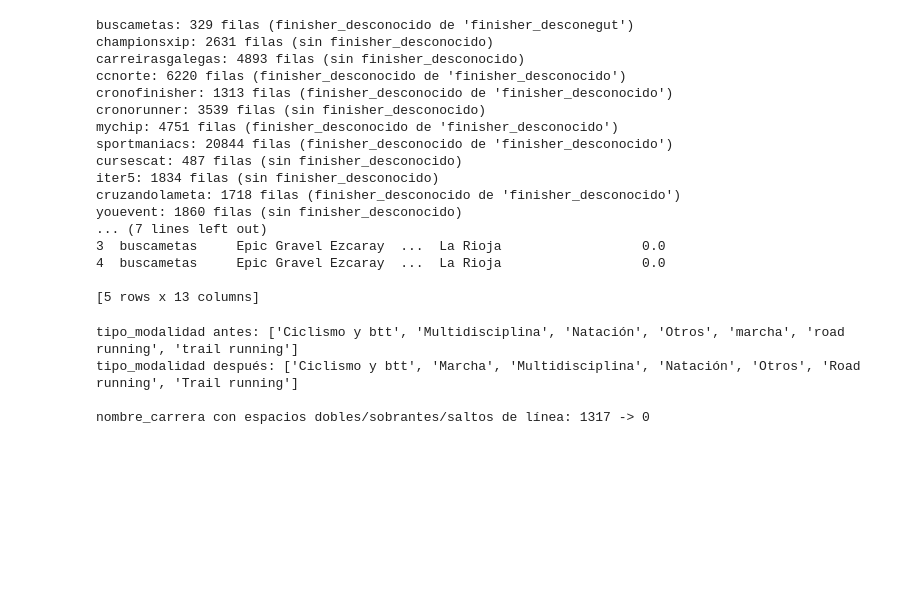
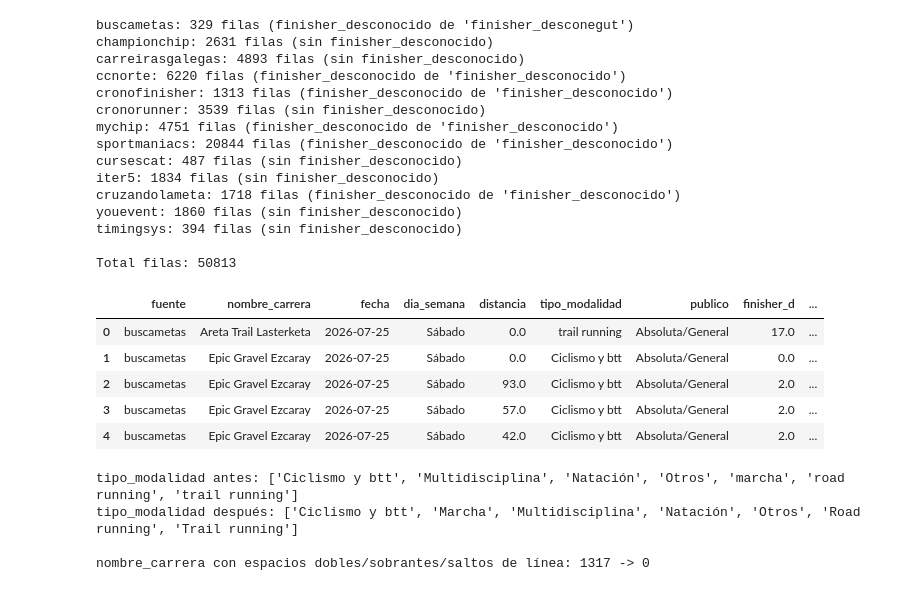
Before and after one commit to claudiarm2002/DataProject_Trabajo_Final_Data_Analytics, a Jupyter notebook: notebooks/analisis/Limpieza_union.ipynb, the cells around one changed output. Saved outputs shown, nothing was run; the diff lists cells and outputs as text; code cells hidden in the pictures; blank space fills up the shorter version.

```diff
--- a/notebooks/analisis/Limpieza_union.ipynb
+++ b/notebooks/analisis/Limpieza_union.ipynb
@@ -16,7 +16,7 @@ import re
 
 FUENTES = {
     "buscametas": r"../../data/processed/buscametas/DF_BUSCAMETAS_LIMPIO.csv",
-    "championsxip": r"../../data/processed/championsxip/DF_CHAMPIONSXIP_LIMPIO.csv",
+    "championchip": r"../../data/processed/championchip/DF_CHAMPIONCHIP_LIMPIO.csv",
     "carreirasgalegas": r"../../data/processed/carreirasgalegas/DF_CARREIRASGALEGAS_LIMPIO.csv",
     "ccnorte": r"../../data/processed/ccnorte/DF_CCNORTE_LIMPIO.csv",
     "cronofinisher": r"../../data/processed/cronofinisher/DF_CRONOFINISHER_LIMPIO.csv",
@@ -54,38 +54,42 @@ for nombre, ruta in FUENTES.items():
     assert (df["fuente"] == nombre).all(), f"'{nombre}': hay filas con 'fuente' distinto, revisar columnas"
 
     col_desc = next((c for c in _ALIAS_DESCONOCIDO if c in df_full.columns), None)
     if col_desc is not None:
         df["finisher_desconocido"] = df_full[col_desc].fillna(0).astype(float)
     else:
         df["finisher_desconocido"] = 0.0
 
     print(f"{nombre}: {len(df)} filas" + (f" (finisher_desconocido de '{col_desc}')" if col_desc else " (sin finisher_desconocido)"))
     tablas.append(df)
 
 todas = pd.concat(tablas, ignore_index=True)
 todas["fecha"] = pd.to_datetime(todas["fecha"])
 
 print()
 print("Total filas:", len(todas))
 todas.head()
 # %% [output]
 buscametas: 329 filas (finisher_desconocido de 'finisher_desconegut')
-championsxip: 2631 filas (sin finisher_desconocido)
+championchip: 2631 filas (sin finisher_desconocido)
 carreirasgalegas: 4893 filas (sin finisher_desconocido)
 ccnorte: 6220 filas (finisher_desconocido de 'finisher_desconocido')
 cronofinisher: 1313 filas (finisher_desconocido de 'finisher_desconocido')
 cronorunner: 3539 filas (sin finisher_desconocido)
 mychip: 4751 filas (finisher_desconocido de 'finisher_desconocido')
 sportmaniacs: 20844 filas (finisher_desconocido de 'finisher_desconocido')
 cursescat: 487 filas (sin finisher_desconocido)
 iter5: 1834 filas (sin finisher_desconocido)
 cruzandolameta: 1718 filas (finisher_desconocido de 'finisher_desconocido')
 youevent: 1860 filas (sin finisher_desconocido)
-... (7 lines left out)
-3  buscametas     Epic Gravel Ezcaray  ...  La Rioja                  0.0
-4  buscametas     Epic Gravel Ezcaray  ...  La Rioja                  0.0
+timingsys: 394 filas (sin finisher_desconocido)
 
-[5 rows x 13 columns]
+Total filas: 50813
+|  | fuente | nombre_carrera | fecha | dia_semana | distancia | tipo_modalidad | publico | finisher_d | ... |
+| 0 | buscametas | Areta Trail Lasterketa | 2026-07-25 | Sábado | 0.0 | trail running | Absoluta/General | 17.0 | ... |
+| 1 | buscametas | Epic Gravel Ezcaray | 2026-07-25 | Sábado | 0.0 | Ciclismo y btt | Absoluta/General | 0.0 | ... |
+| 2 | buscametas | Epic Gravel Ezcaray | 2026-07-25 | Sábado | 93.0 | Ciclismo y btt | Absoluta/General | 2.0 | ... |
+| 3 | buscametas | Epic Gravel Ezcaray | 2026-07-25 | Sábado | 57.0 | Ciclismo y btt | Absoluta/General | 2.0 | ... |
+| 4 | buscametas | Epic Gravel Ezcaray | 2026-07-25 | Sábado | 42.0 | Ciclismo y btt | Absoluta/General | 2.0 | ... |
 # %%
 # Dos inconsistencias de formato detectadas en EDA_finishers_carreras.ipynb
 # (sección 0.4), sin relación con la geografía:
```
Also changed, not shown: parts of 17 cells of this notebook, 27 other files.
